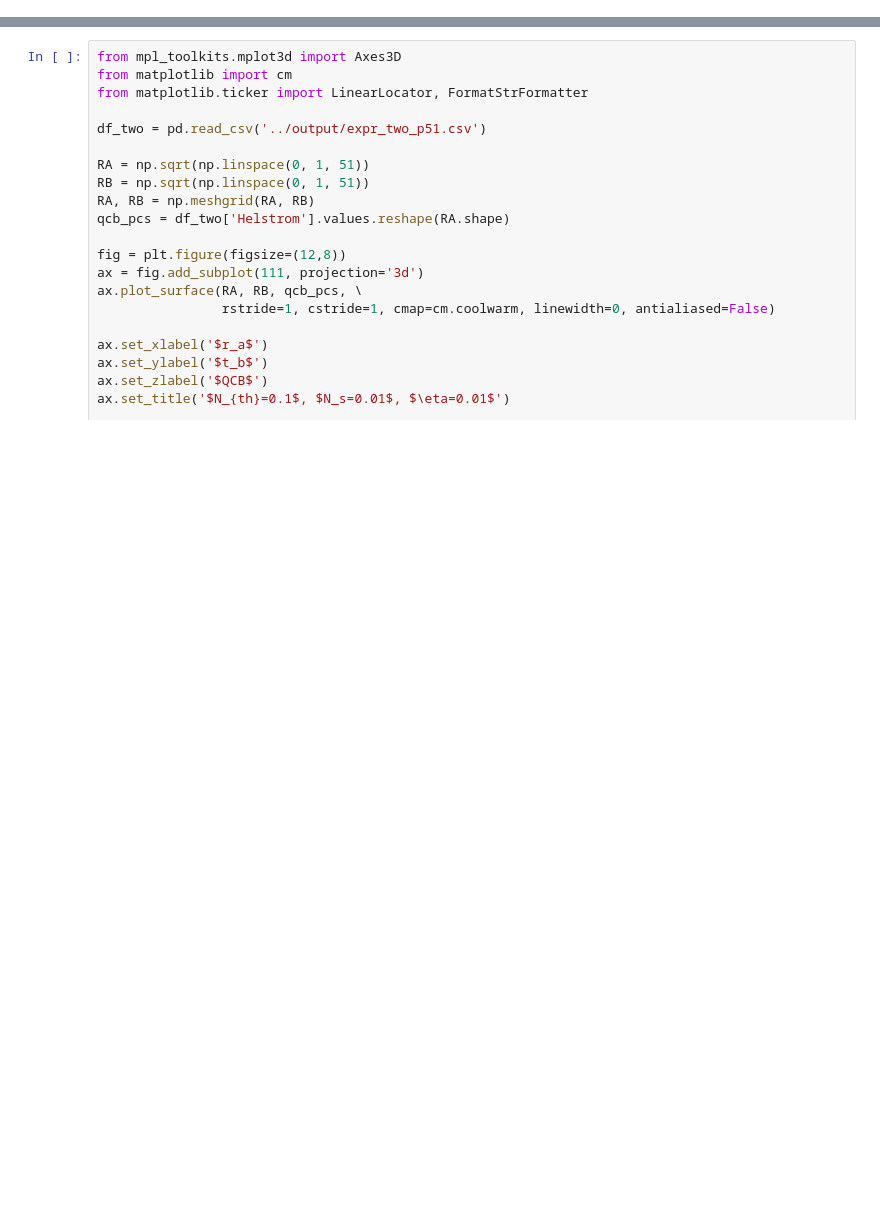
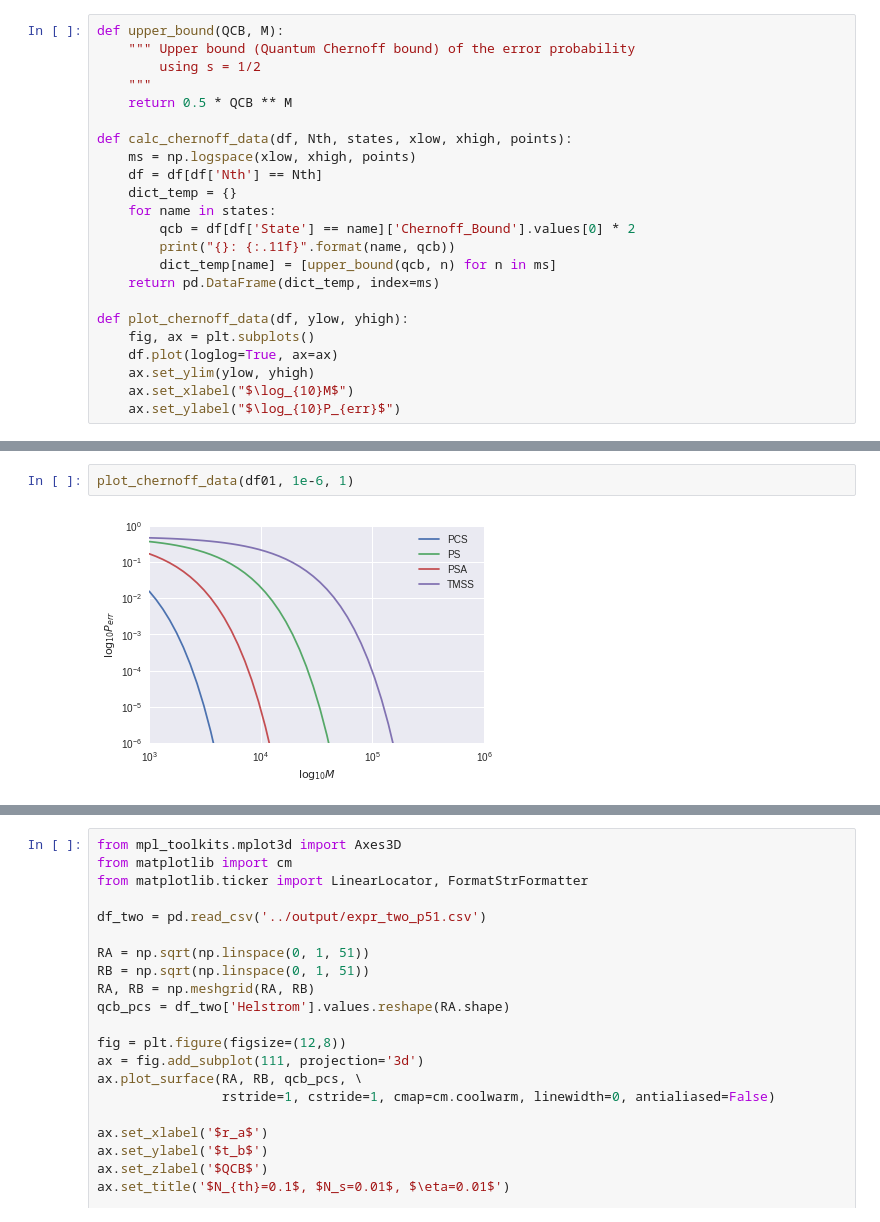
Before and after one commit to lffan/quantum_illumination, a Jupyter notebook: ipynbs/P_Err_vs_M_v2.ipynb, the cells around one changed output, grey strips where cells are left out. Drawn from its saved outputs; the diff is of its cells as text; blank space fills up the shorter version.

```diff
--- a/ipynbs/P_Err_vs_M_v2.ipynb
+++ b/ipynbs/P_Err_vs_M_v2.ipynb
@@ -64,0 +60,23 @@ PCS: 0.9965242764
+# %%
+def upper_bound(QCB, M):
+    """ Upper bound (Quantum Chernoff bound) of the error probability
+        using s = 1/2
+    """
+    return 0.5 * QCB ** M
+
+def calc_chernoff_data(df, Nth, states, xlow, xhigh, points):
+    ms = np.logspace(xlow, xhigh, points)
+    df = df[df['Nth'] == Nth]
+    dict_temp = {}
+    for name in states:
+        qcb = df[df['State'] == name]['Chernoff_Bound'].values[0] * 2
+        print("{}: {:.11f}".format(name, qcb))
+        dict_temp[name] = [upper_bound(qcb, n) for n in ms]
+    return pd.DataFrame(dict_temp, index=ms)
+
+def plot_chernoff_data(df, ylow, yhigh):
+    fig, ax = plt.subplots()
+    df.plot(loglog=True, ax=ax)
+    ax.set_ylim(ylow, yhigh)
+    ax.set_xlabel("$\log_{10}M$")
+    ax.set_ylabel("$\log_{10}P_{err}$")
@@ -64,0 +101,4 @@ PCS: 0.9965242764
+# %%
+plot_chernoff_data(df01, 1e-6, 1)
+# %% [output]
+[figure, added]
```
Also changed, not shown: parts of 21 cells of this notebook, 3 other files.
